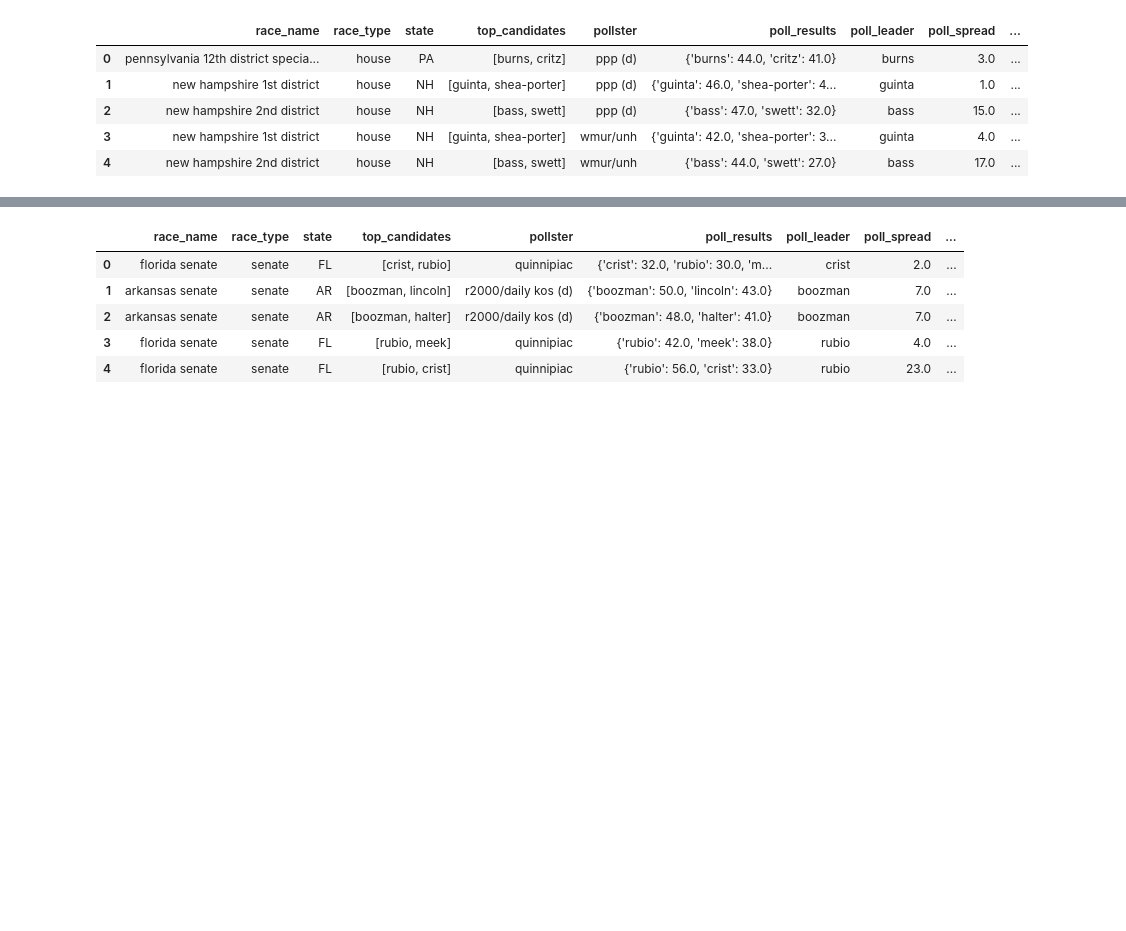
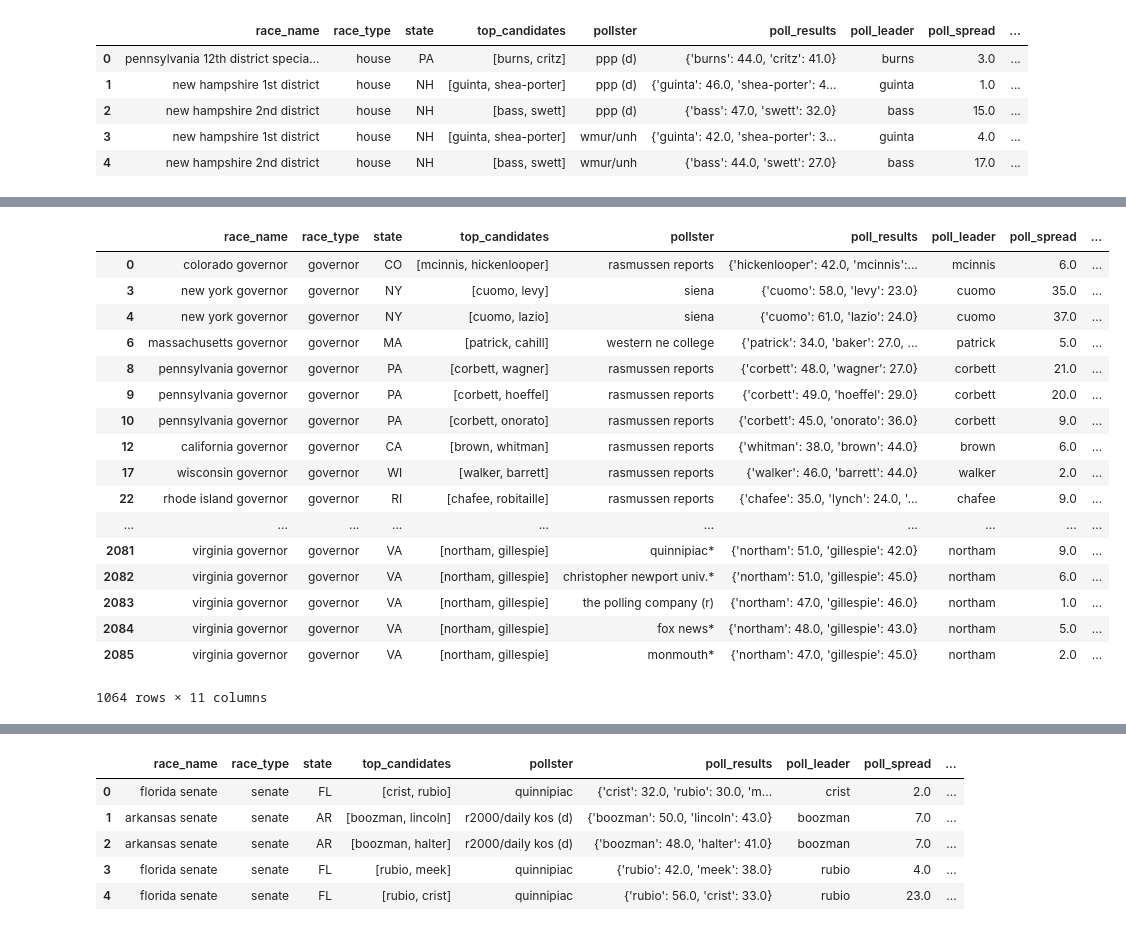
Before and after one commit to Nlorio/election-forecast, a Jupyter notebook: notebooks/Race_Winner_Matcher.ipynb, the cells around one changed output, grey strips where cells are left out. Saved outputs shown, nothing was run; the diff lists cells and outputs as text; code cells hidden in the pictures; blank space fills up the shorter version.

Commit message:
noticed some glaring discrepancies in the code for matching winners to races

```diff
--- a/notebooks/Race_Winner_Matcher.ipynb
+++ b/notebooks/Race_Winner_Matcher.ipynb
@@ -179,0 +198,21 @@ df_g.head()
+# %%
+df_g[df_g["winner"]!="<BLANK>"]
+# %% [output]
+|  | race_name | race_type | state | top_candidates | pollster | poll_results | poll_leader | poll_spread | ... |
+| 0 | colorado governor | governor | CO | [mcinnis, hickenlooper] | rasmussen reports | {'hickenlooper': 42.0, 'mcinnis':... | mcinnis | 6.0 | ... |
+| 3 | new york governor | governor | NY | [cuomo, levy] | siena | {'cuomo': 58.0, 'levy': 23.0} | cuomo | 35.0 | ... |
+| 4 | new york governor | governor | NY | [cuomo, lazio] | siena | {'cuomo': 61.0, 'lazio': 24.0} | cuomo | 37.0 | ... |
+| 6 | massachusetts governor | governor | MA | [patrick, cahill] | western ne college | {'patrick': 34.0, 'baker': 27.0, ... | patrick | 5.0 | ... |
+| 8 | pennsylvania governor | governor | PA | [corbett, wagner] | rasmussen reports | {'corbett': 48.0, 'wagner': 27.0} | corbett | 21.0 | ... |
+| 9 | pennsylvania governor | governor | PA | [corbett, hoeffel] | rasmussen reports | {'corbett': 49.0, 'hoeffel': 29.0} | corbett | 20.0 | ... |
+| 10 | pennsylvania governor | governor | PA | [corbett, onorato] | rasmussen reports | {'corbett': 45.0, 'onorato': 36.0} | corbett | 9.0 | ... |
+| 12 | california governor | governor | CA | [brown, whitman] | rasmussen reports | {'whitman': 38.0, 'brown': 44.0} | brown | 6.0 | ... |
+| 17 | wisconsin governor | governor | WI | [walker, barrett] | rasmussen reports | {'walker': 46.0, 'barrett': 44.0} | walker | 2.0 | ... |
+| 22 | rhode island governor | governor | RI | [chafee, robitaille] | rasmussen reports | {'chafee': 35.0, 'lynch': 24.0, '... | chafee | 9.0 | ... |
+| ... | ... | ... | ... | ... | ... | ... | ... | ... | ... |
+| 2081 | virginia governor | governor | VA | [northam, gillespie] | quinnipiac* | {'northam': 51.0, 'gillespie': 42.0} | northam | 9.0 | ... |
+| 2082 | virginia governor | governor | VA | [northam, gillespie] | christopher newport univ.* | {'northam': 51.0, 'gillespie': 45.0} | northam | 6.0 | ... |
+| 2083 | virginia governor | governor | VA | [northam, gillespie] | the polling company (r) | {'northam': 47.0, 'gillespie': 46.0} | northam | 1.0 | ... |
+| 2084 | virginia governor | governor | VA | [northam, gillespie] | fox news* | {'northam': 48.0, 'gillespie': 43.0} | northam | 5.0 | ... |
+| 2085 | virginia governor | governor | VA | [northam, gillespie] | monmouth* | {'northam': 47.0, 'gillespie': 45.0} | northam | 2.0 | ... |
+1064 rows × 11 columns
```
Also changed, not shown: parts of 15 cells of this notebook, 3 other files.
